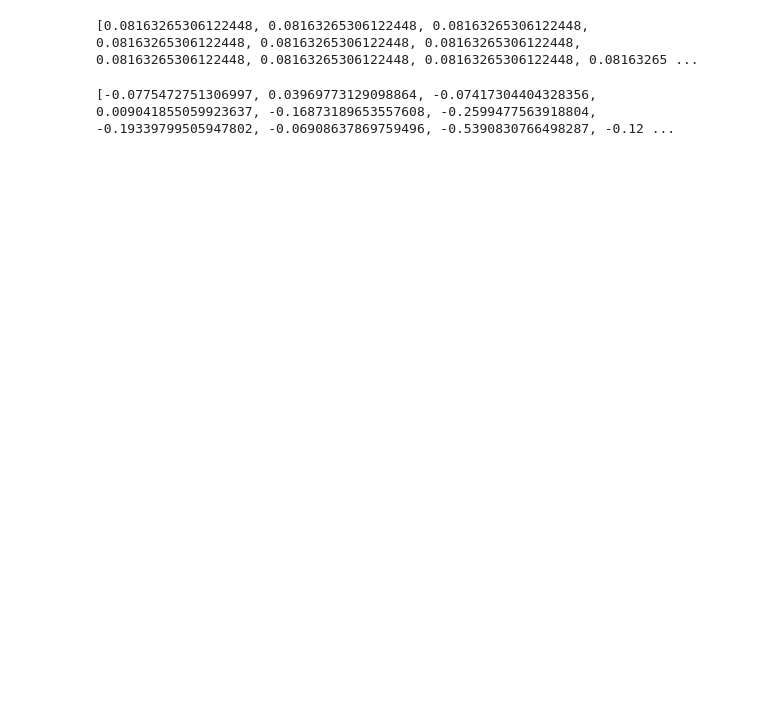
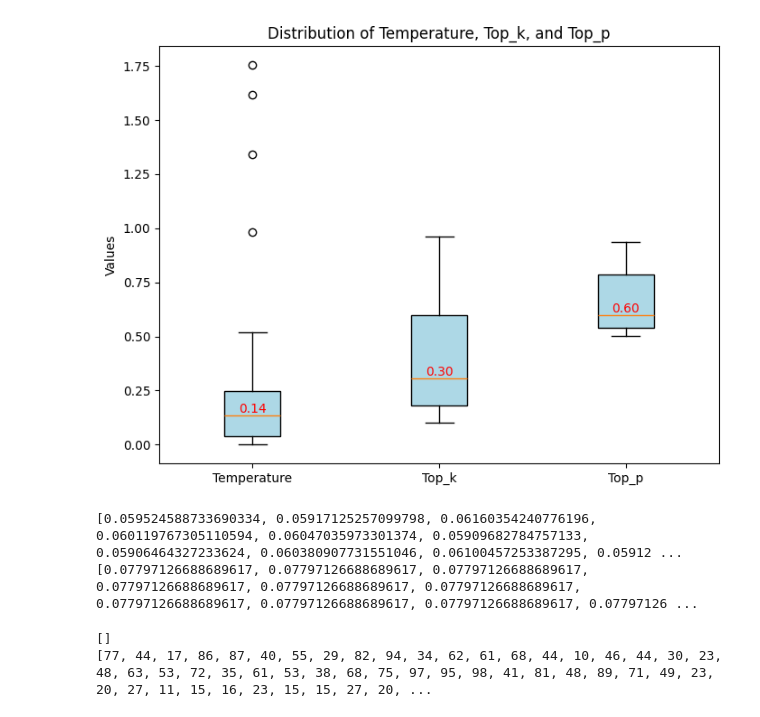
Before and after one commit to TurkuNLP/ocr-postcorrection-lm, a Jupyter notebook: alignment-and-gridsearch/evaluation_visualization.ipynb, the cells around one changed output. Drawn from its saved outputs; the diff is of its cells as text; code cells hidden in the pictures; blank space fills up the shorter version.

```diff
--- a/alignment-and-gridsearch/evaluation_visualization.ipynb
+++ b/alignment-and-gridsearch/evaluation_visualization.ipynb
@@ -69,35 +160,71 @@ for i, result in enumerate(all_results):
+# %%
+data = [temp_values, topk_values, topp_values]
+
+labels = ['Temperature', 'Top_k', 'Top_p']
+
+plt.figure(figsize=(8, 6))
+plt.boxplot(data, labels=labels, patch_artist=True, boxprops=dict(facecolor='lightblue'))
+
+plt.title('Distribution of Temperature, Top_k, and Top_p')
+plt.ylabel('Values')
+
+for i, values in enumerate(data):
+    median_value = statistics.median(values)
+    plt.text(i + 1, median_value, f'{median_value:.2f}', ha='center', va='bottom', color='red')
+
+plt.show()
+# %% [output]
+[figure, added]
 # %%
-print(cers_input_median)
+print(cers_model)
+print(cers_input)
 # %% [output]
-[0.08163265306122448, 0.08163265306122448, 0.08163265306122448, 0.08163265306122448, 0.08163265306122448, 0.08163265306122448, 0.08163265306122448, 0.08163265306122448, 0.08163265306122448, 0.08163265 ...
+[0.059524588733690334, 0.05917125257099798, 0.06160354240776196, 0.060119767305110594, 0.06047035973301374, 0.05909682784757133, 0.05906464327233624, 0.060380907731551046, 0.06100457253387295, 0.05912 ...
+[0.07797126688689617, 0.07797126688689617, 0.07797126688689617, 0.07797126688689617, 0.07797126688689617, 0.07797126688689617, 0.07797126688689617, 0.07797126688689617, 0.07797126688689617, 0.07797126 ...
-# %%
-#print(cers_model_median)
-#print(cers_model)
-
-print([improvement_median[i]-improvement[i] for i in range(len(cers_model))])
-# %% [output]
-[-0.0775472751306997, 0.03969773129098864, -0.07417304404328356, 0.009041855059923637, -0.16873189653557608, -0.2599477563918804, -0.19339799505947802, -0.06908637869759496, -0.5390830766498287, -0.12 ...
 # %%
-window_size = []
+mirostat = []
 mirostat_tau=[]
-extend_gap_score=[]
-open_gap_score=[]
+mirostat_eta=[]
+
+top_k = []
+top_p = []
+
 temperature=[]
-overlap_percentage=[]
+
 
 lowest_score = 1
 lowest_score_index = 0
 
-for index, elt in enumerate(results):
-    try:
-        overlap_percentage.append(elt["parameters"]["overlap_percentage"])
-        extend_gap_score.append(elt["parameters"]["extend_gap_score"])
-        open_gap_score.append(elt["parameters"]["open_gap_score"])
-        mirostat_tau.append(elt["parameters"]["mirostat_tau"])
+if options==1:
+    for index, elt in enumerate(results):
         temperature.append(elt["parameters"]["temperature"])
-        window_size.append(elt["parameters"]["window_size"])
-    except:
-        None
+        if elt["parameters"]["mirostat"] !=0 :
+            try:
+                #overlap_percentage.append(elt["parameters"]["overlap_percentage"])
+                #extend_gap_score.append(elt["parameters"]["extend_gap_score"])
+                #open_gap_score.append(elt["parameters"]["open_gap_score"])
+                mirostat.append(elt["parameters"]["mirostat"])
+                mirostat_tau.append(elt["parameters"]["mirostat_tau"])
+                mirostat_eta.append(elt["parameters"]["mirostat_eta"])
+
+                #window_size.append(elt["parameters"]["window_size"])
+            except:
+                None
+        else:
+            mirostat.append(0)
+            mirostat_tau.append(0)
+            mirostat_eta.append(0)
+elif options==2:
+    for index, elt in enumerate(results):
+        temperature.append(elt["parameters"]["temperature"])
+        top_k.append(elt["parameters"]["top_k"])
+        top_p.append(elt["parameters"]["top_p"])
+
+print(mirostat_eta)
+print(top_k)
+# %% [output]
+[]
+[77, 44, 17, 86, 87, 40, 55, 29, 82, 94, 34, 62, 61, 68, 44, 10, 46, 44, 30, 23, 48, 63, 53, 72, 35, 61, 53, 38, 68, 75, 97, 95, 98, 41, 81, 48, 89, 71, 49, 23, 20, 27, 11, 15, 16, 23, 15, 15, 27, 20, ...
 # %%
 import pandas as pd
 import matplotlib.pyplot as plt
```
Also changed, not shown: parts of 7 cells of this notebook, 22 other files.
